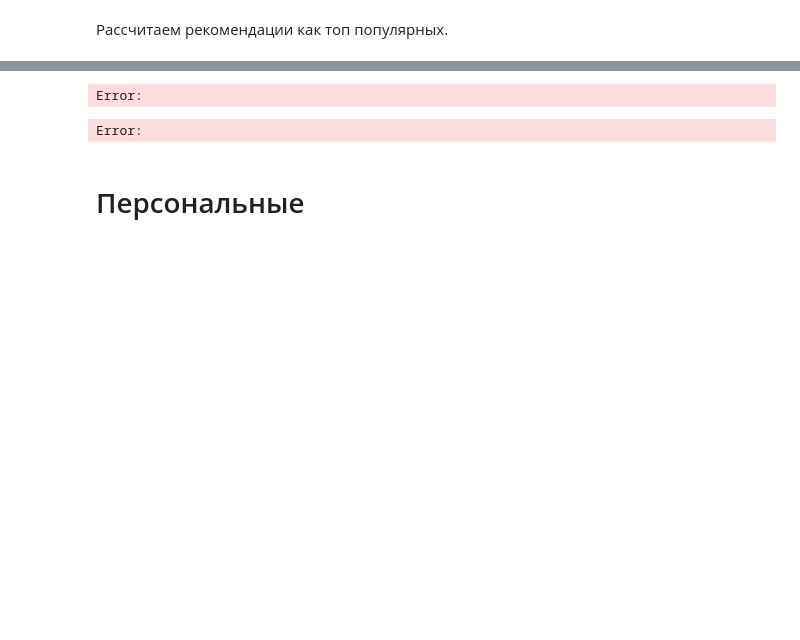
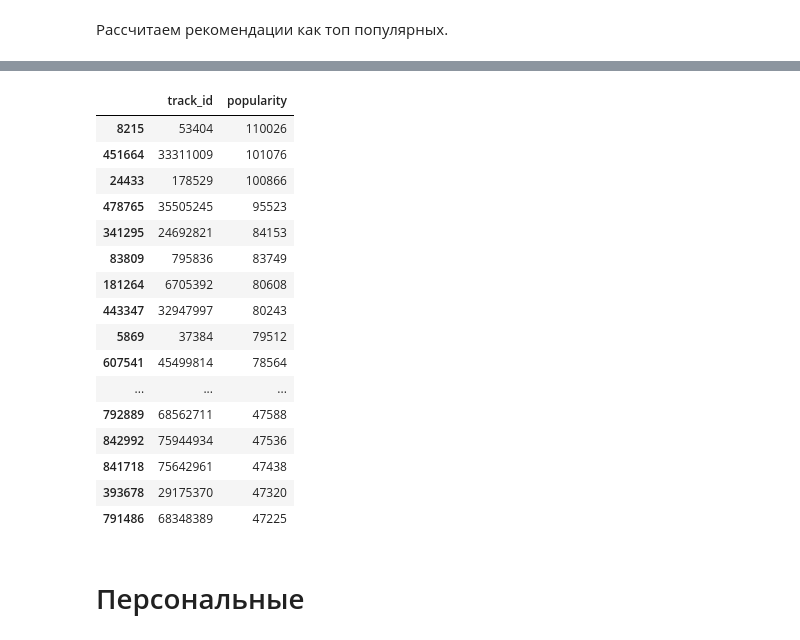
Before and after one commit to koranevskiy/mle-project-sprint-4-v001, a Jupyter notebook: recommendations.ipynb, the cells around one changed output, grey strips where cells are left out. Saved outputs shown, nothing was run; the diff lists cells and outputs as text; code cells hidden in the pictures; blank space fills up the shorter version.

```diff
--- a/recommendations.ipynb
+++ b/recommendations.ipynb
@@ -598,3 +636,18 @@ del items, events
 # %% [markdown]
 Если необходимо, то загружаем items.parquet, events.parquet.
 # %%
+import pandas as pd
+
+# Из-за нехватки ресурсов и очень долгого исполнения кода уменьшаю датасет
+# def get_decreased_dataset():
+#     items = pd.read_parquet("./recsys/data/items.parquet")
+#     events = pd.read_parquet("./recsys/data/events.parquet")
+#     #catalog_names = pd.read_parquet("./catalog_names.parquet")
+
+#     rows_to_drop = items.index[items.index % 2 == 1]
+#     items_filtered = items.drop(rows_to_drop)
+#     events_filtered = events.loc[events['track_id'].isin(items_filtered['track_id'])]
+#     return (items_filtered, events_filtered)
+
+items = pd.read_parquet("./recsys/data/items.parquet")
+events = pd.read_parquet("./recsys/data/events.parquet")
@@ -610,3 +660,6 @@ Error:
 # %% [markdown]
 Разбиваем данные на тренировочную, тестовую выборки.
 # %%
+train_split_date = pd.to_datetime("2022-12-16").date()
+events_train = events.query("started_at < @train_split_date")
+events_test = events.query("started_at >= @train_split_date")
@@ -628,4 +670,26 @@ Error:
 # %%
+# Популярность будем определять как кол-во ивентов (прослуш) по группам track_id (возможно, чтобы угодить большему проценту юзеров, можно брать по 20 самых прослуш треков в топ 5 жанрах и смешать их)
+
+items_popularity = events_train.groupby(["track_id"], as_index=False).agg(popularity=("track_id", "count")).sort_values(by="popularity", ascending=False)
+top_k = 100
+top_k_items_popularity = items_popularity.head(top_k)
+with pd.option_context('display.max_rows', top_k):
+    display(top_k_items_popularity[['track_id', 'popularity']])
 # %% [output]
-Error:
-Error:
+|  | track_id | popularity |
+| 8215 | 53404 | 110026 |
+| 451664 | 33311009 | 101076 |
+| 24433 | 178529 | 100866 |
+| 478765 | 35505245 | 95523 |
+| 341295 | 24692821 | 84153 |
+| 83809 | 795836 | 83749 |
+| 181264 | 6705392 | 80608 |
+| 443347 | 32947997 | 80243 |
+| 5869 | 37384 | 79512 |
+| 607541 | 45499814 | 78564 |
+| ... | ... | ... |
+| 792889 | 68562711 | 47588 |
+| 842992 | 75944934 | 47536 |
+| 841718 | 75642961 | 47438 |
+| 393678 | 29175370 | 47320 |
+| 791486 | 68348389 | 47225 |
```
Also changed, not shown: parts of 42 cells of this notebook, 5 other files.
